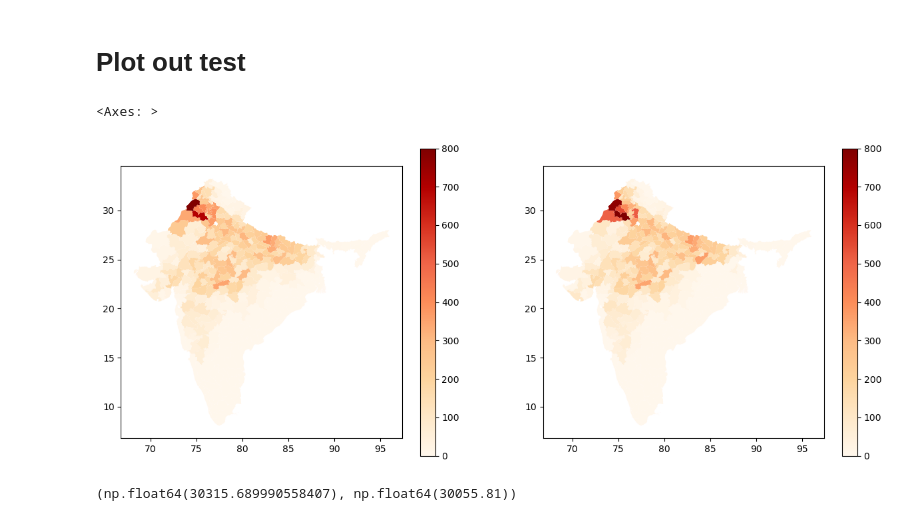
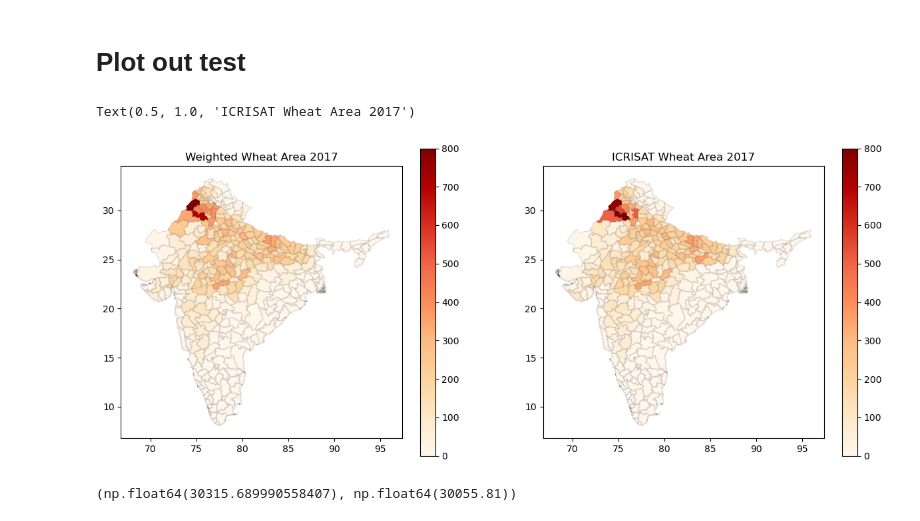
Before and after one commit to michaelmfoley/india_hybrid_methodology, a Jupyter notebook: mike/icrisat_and_hybrid/icrisat_weighting.ipynb, the cells around one changed output. Cells and saved outputs as stored; diff of their text form; code cells hidden in the pictures.

Commit message:
updates to plotting

```diff
--- a/mike/icrisat_and_hybrid/icrisat_weighting.ipynb
+++ b/mike/icrisat_and_hybrid/icrisat_weighting.ipynb
@@ -1170,15 +1170,22 @@ icri = icri.rename(columns={'Name_12': 'name', 'NAME_1' : 'State Name'})
 icri.loc[icri['State Name']== "Uttaranchal", "State Name"] = "Uttar Pradesh"
 merged_icri_weighted = gpd.GeoDataFrame(icri.merge(clean_icrisat_wide, how="left", on=['name']))
 # %%
+from matplotlib.colors import to_rgba
+
 fig, ax = plt.subplots(1, 2, figsize=(15, 6))
-weighted_2016 = merged_icri_weighted[merged_icri_weighted['Year'] == 2017]
-icri_2016 = merged_icri[merged_icri['Year'] == 2017]
+weighted_2017 = merged_icri_weighted[merged_icri_weighted['Year'] == 2017]
+icri_2017 = merged_icri[merged_icri['Year'] == 2017]
 
-weighted_2016.plot(ax = ax[0], column='WHEAT AREA (1000 ha)', cmap='OrRd', legend=True, figsize=(10, 6), vmin=0, vmax=800)
-icri_2016.plot(ax = ax[1], column='WHEAT AREA (1000 ha)', cmap='OrRd', legend=True, figsize=(10, 6), vmin=0, vmax=800)
+# Define the desired edge color (e.g., 'black') and alpha (e.g., 0.1 for 10% opacity)
+edge_color_with_alpha = to_rgba('black', alpha=0.1)
+
+weighted_2017.plot(ax=ax[0], column='WHEAT AREA (1000 ha)', cmap='OrRd', legend=True, vmin=0, vmax=800, edgecolor=edge_color_with_alpha)
+ax[0].set_title('Weighted Wheat Area 2017')
+icri_2017.plot(ax=ax[1], column='WHEAT AREA (1000 ha)', cmap='OrRd', legend=True, vmin=0, vmax=800, edgecolor=edge_color_with_alpha)
+ax[1].set_title('ICRISAT Wheat Area 2017')
 # %% [output]
-<Axes: >
+Text(0.5, 1.0, 'ICRISAT Wheat Area 2017')
-[figure, old version]
+[figure, new version]
 # %%
 weighted_2016['WHEAT AREA (1000 ha)'].sum(), icri_2016['WHEAT AREA (1000 ha)'].sum()
 # %% [output]
```
Also changed, not shown: parts of 1 cell of this notebook, 6 other files.
